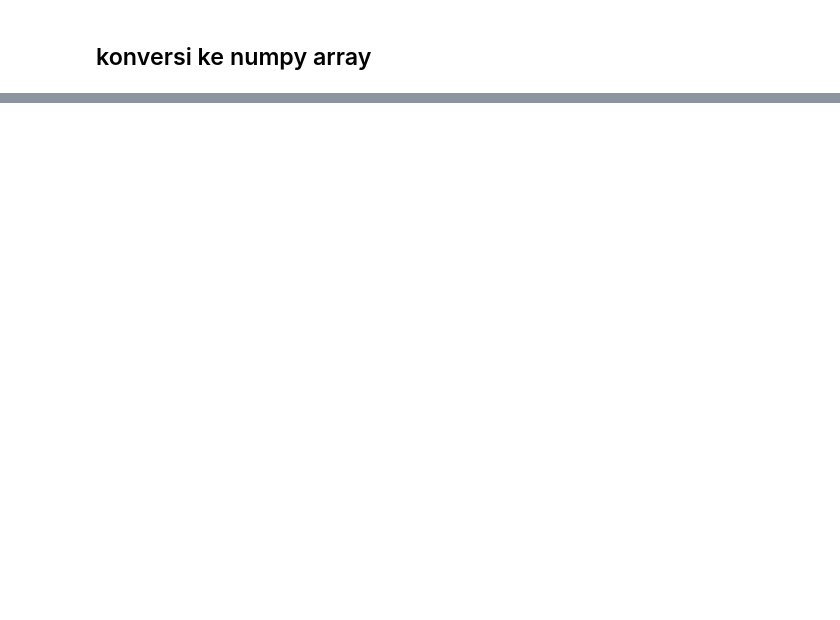
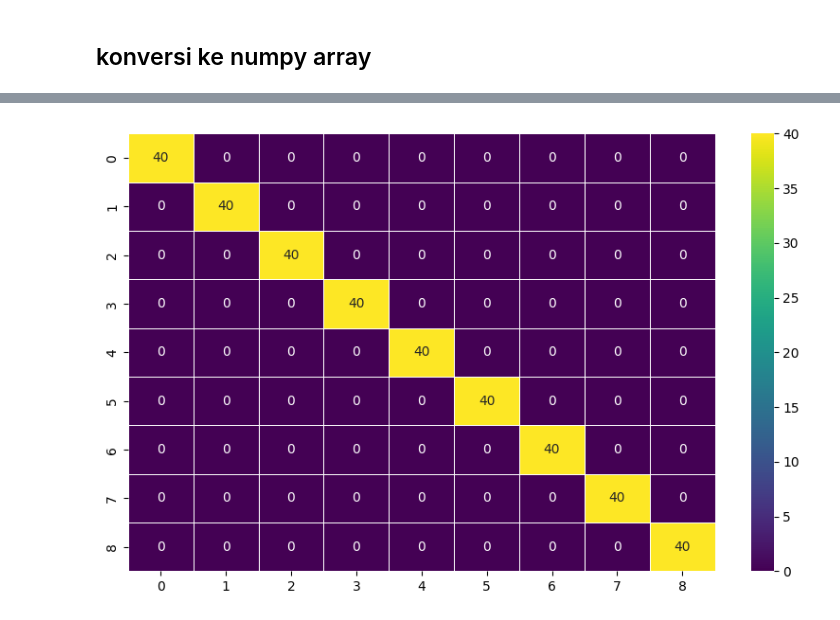
Before and after one commit to Mufacoderz/ai-fruit-detector, a Jupyter notebook: Model_Training_Buah_buahan.ipynb, the cells around one changed output, grey strips where cells are left out. Drawn from its saved outputs; the diff is of its cells as text; code cells hidden in the pictures; blank space fills up the shorter version.

```diff
--- a/Model_Training_Buah_buahan.ipynb
+++ b/Model_Training_Buah_buahan.ipynb
@@ -351,0 +350,5 @@ weighted avg       1.00      1.00      1.00       320
+# %%
+plt.figure(figsize = (10,6))
+sns.heatmap(confusion_matrix(y_pred, y_test), annot=True, cmap="viridis",linewidths=0.5 , fmt="d")
+plt
+# %% [output]
@@ -351,0 +356 @@ weighted avg       1.00      1.00      1.00       320
+[figure, added]
```
Also changed, not shown: parts of 10 cells of this notebook.
